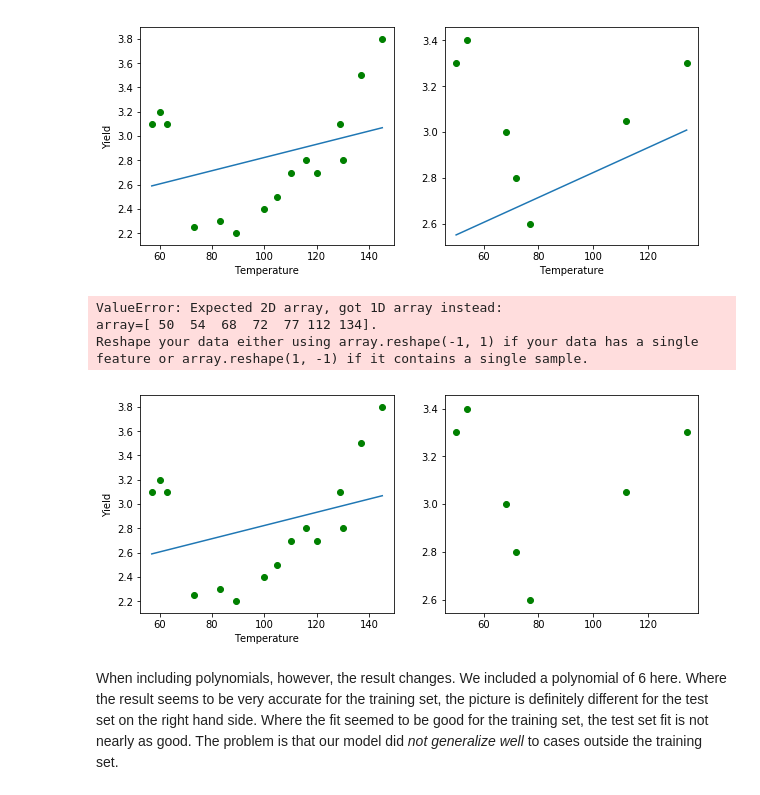
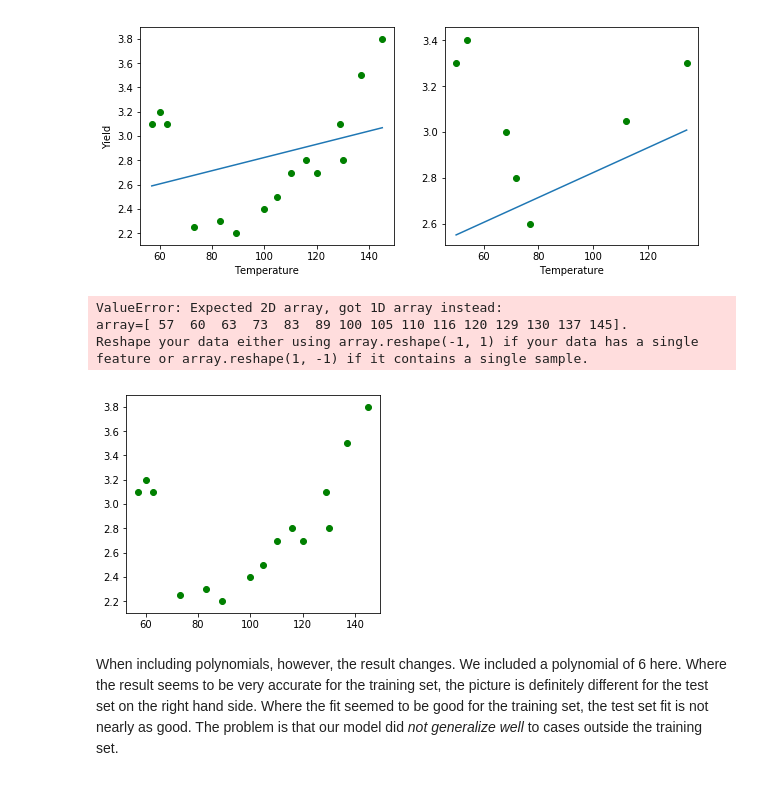
Before and after one commit to Rimab55/dsc-2-24-07-bias-variance-trade-off-nyc-ds-career-012819, a Jupyter notebook: index.ipynb, the cells around one changed output. Saved outputs shown, nothing was run; the diff lists cells and outputs as text; code cells hidden in the pictures.

```diff
--- a/index.ipynb
+++ b/index.ipynb
@@ -81,20 +81,20 @@ plt.xlabel("Temperature");
 # %%
 plt.figure(figsize=(10, 4))
 plt.subplot(1, 2, 1)
 plt.scatter(data_train[0], data_train[1], color = "green")
-plt.plot(data_train[0].values.reshape(-1, 1), reg.predict(data_train[0].values.reshape(-1, 1)))
+plt.plot(data_train[0], reg.predict(data_train[0]))
 plt.xlabel("Temperature")
 plt.ylabel("Yield")
 
 plt.subplot(1, 2, 2)
 plt.scatter(data_test[0], data_test[1], color = "green")
 plt.plot(data_test[0], reg.predict(data_test[0]))
 plt.xlabel("Temperature");
 # %% [output]
 ValueError: Expected 2D array, got 1D array instead:
-array=[ 50  54  68  72  77 112 134].
+array=[ 57  60  63  73  83  89 100 105 110 116 120 129 130 137 145].
 Reshape your data either using array.reshape(-1, 1) if your data has a single feature or array.reshape(1, -1) if it contains a single sample.
-[figure, old version]
+[figure, new version]
 # %% [markdown]
 When including polynomials, however, the result changes. We included a polynomial of 6 here. Where the result seems to be very accurate for the training set, the picture is definitely different for the test set on the right hand side. Where the fit seemed to be good for the training set, the test set fit is not nearly as good. The problem is that our model did *not generalize well* to cases outside the training set.
 # %%
```
